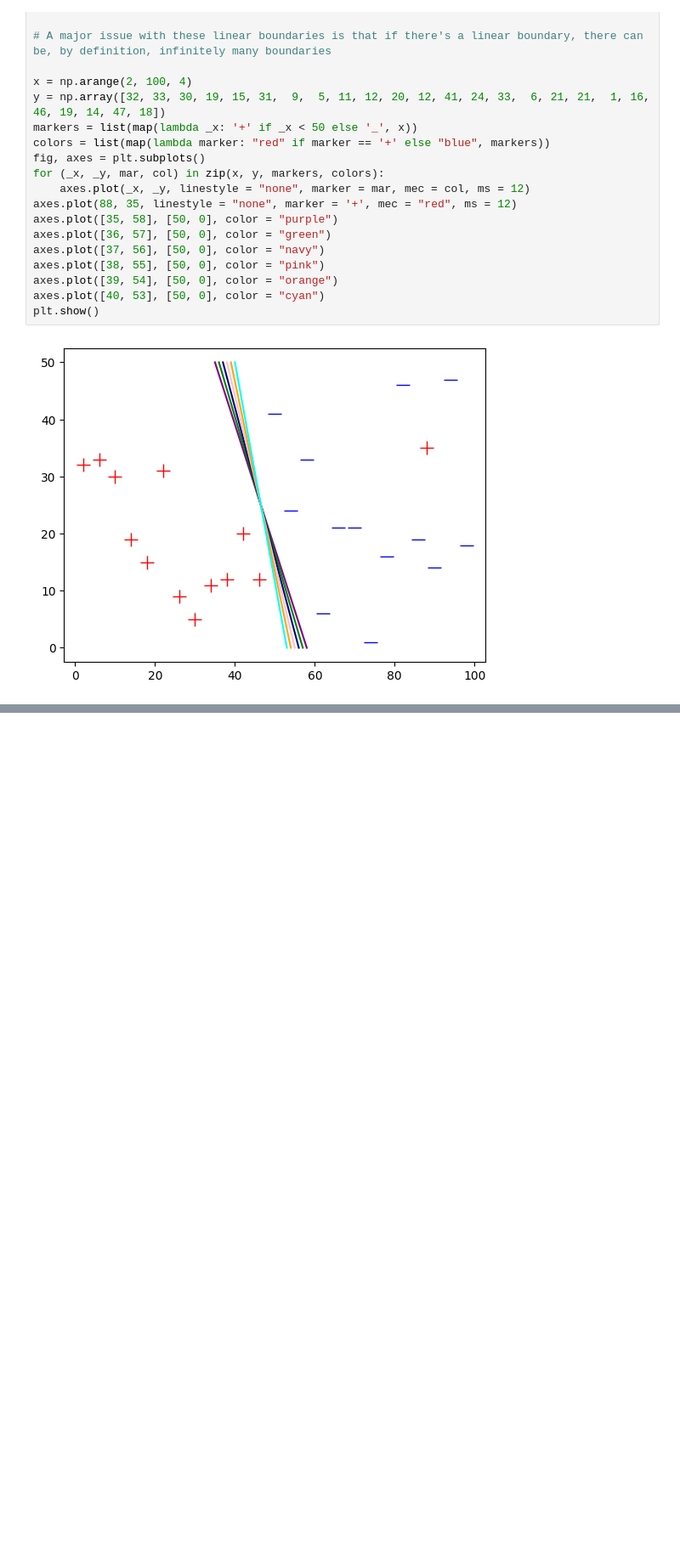
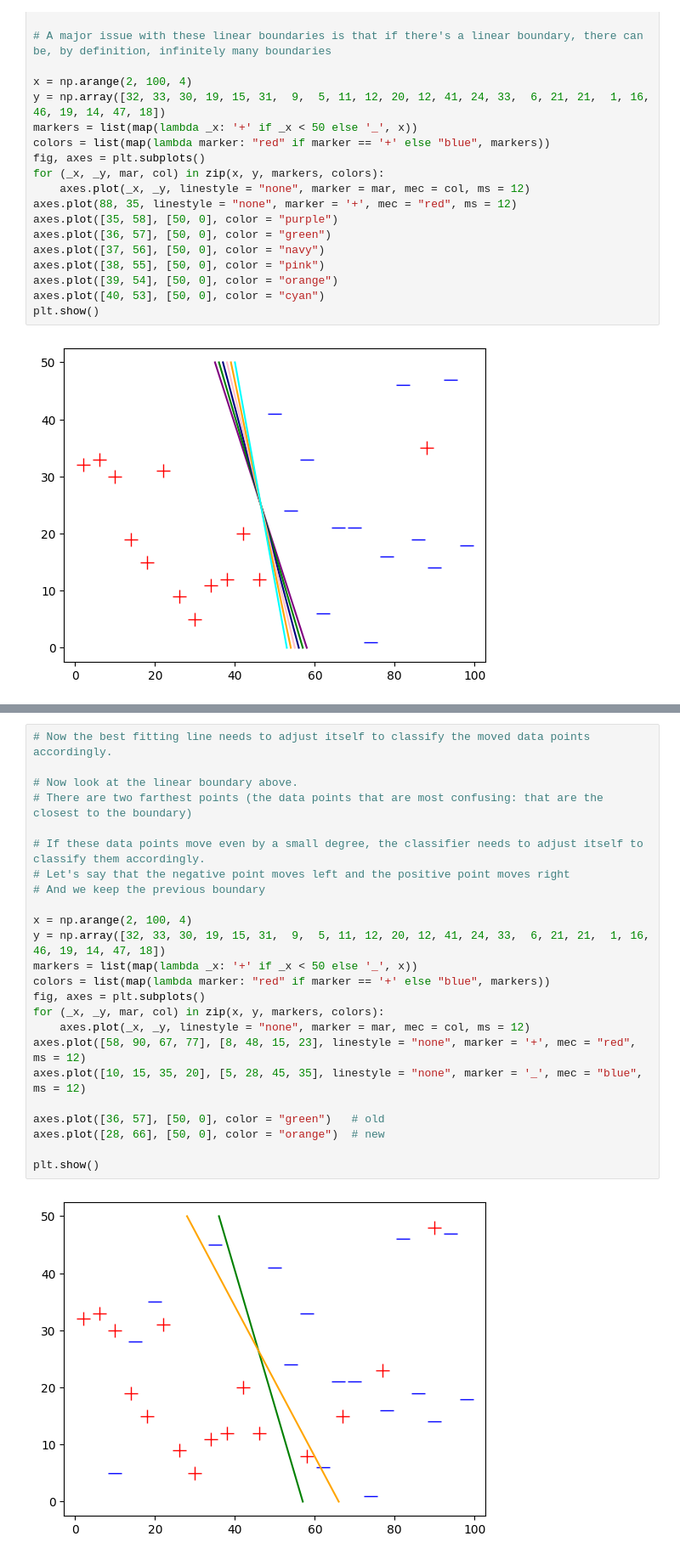
Before and after one commit to anoban/Applied-Text-Mining-in-Python, a Jupyter notebook: anoban/Support Vector Machines.ipynb, the cells around one changed output, grey strips where cells are left out. Shown: that part at 85% size. Drawn from its saved outputs; the diff is of its cells as text; blank space fills up the shorter version.

```diff
--- a/anoban/Support Vector Machines.ipynb
+++ b/anoban/Support Vector Machines.ipynb
@@ -190,0 +228,26 @@ plt.show()
+# %%
+# Now the best fitting line needs to adjust itself to classify the moved data points accordingly.
+
+# Now look at the linear boundary above.
+# There are two farthest points (the data points that are most confusing: that are the closest to the boundary)
+
+# If these data points move even by a small degree, the classifier needs to adjust itself to classify them accordingly.
+# Let's say that the negative point moves left and the positive point moves right
+# And we keep the previous boundary
+
+x = np.arange(2, 100, 4)
+y = np.array([32, 33, 30, 19, 15, 31,  9,  5, 11, 12, 20, 12, 41, 24, 33,  6, 21, 21,  1, 16, 46, 19, 14, 47, 18])
+markers = list(map(lambda _x: '+' if _x < 50 else '_', x))
+colors = list(map(lambda marker: "red" if marker == '+' else "blue", markers))
+fig, axes = plt.subplots()
+for (_x, _y, mar, col) in zip(x, y, markers, colors):
+    axes.plot(_x, _y, linestyle = "none", marker = mar, mec = col, ms = 12)
+axes.plot([58, 90, 67, 77], [8, 48, 15, 23], linestyle = "none", marker = '+', mec = "red", ms = 12)
+axes.plot([10, 15, 35, 20], [5, 28, 45, 35], linestyle = "none", marker = '_', mec = "blue", ms = 12)
+
+axes.plot([36, 57], [50, 0], color = "green")   # old
+axes.plot([28, 66], [50, 0], color = "orange")  # new
+
+plt.show()
+# %% [output]
+[figure, added]
```
Also changed, not shown: parts of 5 cells of this notebook.
